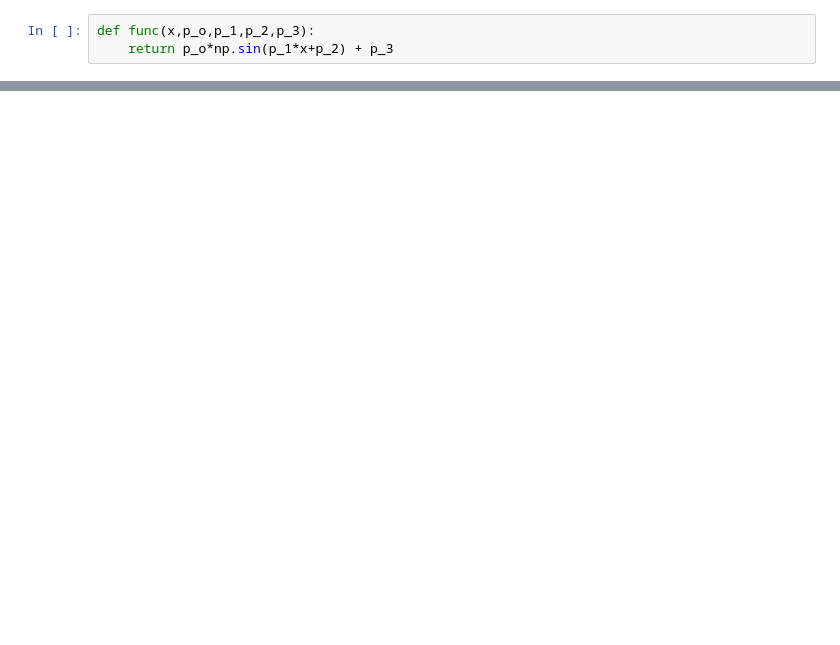
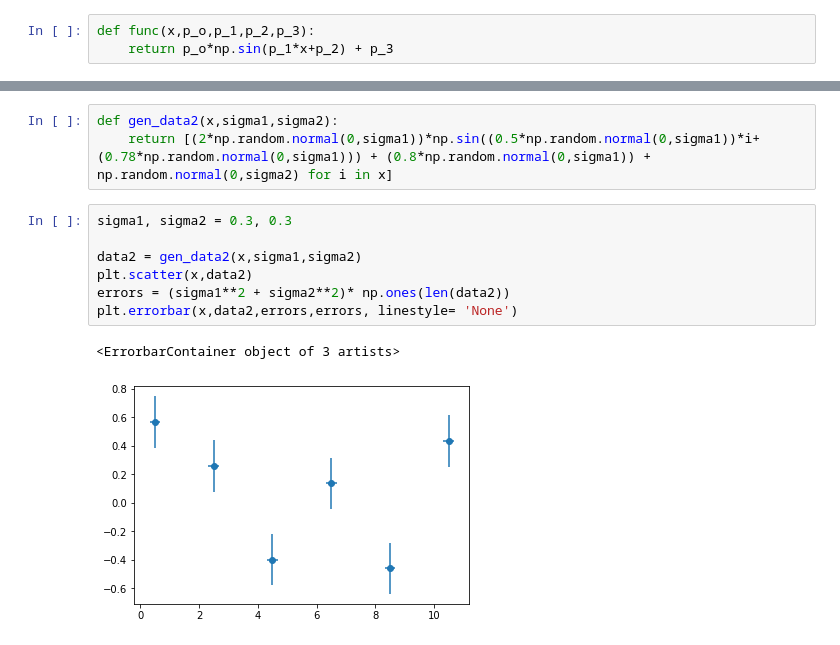
Before and after one commit to Yehan-Edirisinghe/Labo_cal, a Jupyter notebook: temi_esame/04-09-2023/esame.ipynb, the cells around one changed output, grey strips where cells are left out. Cells and saved outputs as stored; diff of their text form; blank space fills up the shorter version.

```diff
--- a/temi_esame/04-09-2023/esame.ipynb
+++ b/temi_esame/04-09-2023/esame.ipynb
@@ -48,0 +56,13 @@ display(my_minuit)
+# %%
+def gen_data2(x,sigma1,sigma2):
+    return [(2*np.random.normal(0,sigma1))*np.sin((0.5*np.random.normal(0,sigma1))*i+(0.78*np.random.normal(0,sigma1))) + (0.8*np.random.normal(0,sigma1)) + np.random.normal(0,sigma2) for i in x]
+# %%
+sigma1, sigma2 = 0.3, 0.3
+
+data2 = gen_data2(x,sigma1,sigma2)
+plt.scatter(x,data2)
+errors = (sigma1**2 + sigma2**2)* np.ones(len(data2))
+plt.errorbar(x,data2,errors,errors, linestyle= 'None')
+# %% [output]
+<ErrorbarContainer object of 3 artists>
+[figure, added]
```
Also changed, not shown: parts of 4 cells of this notebook.
